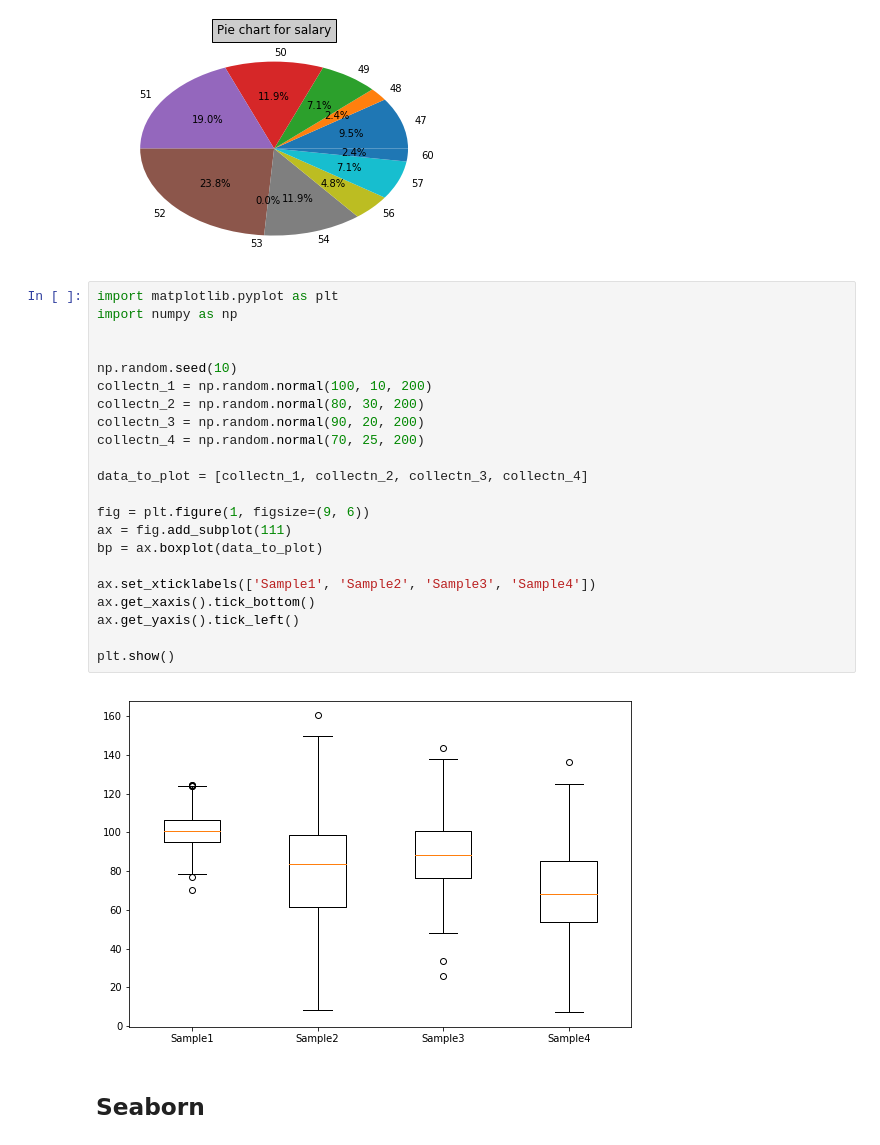
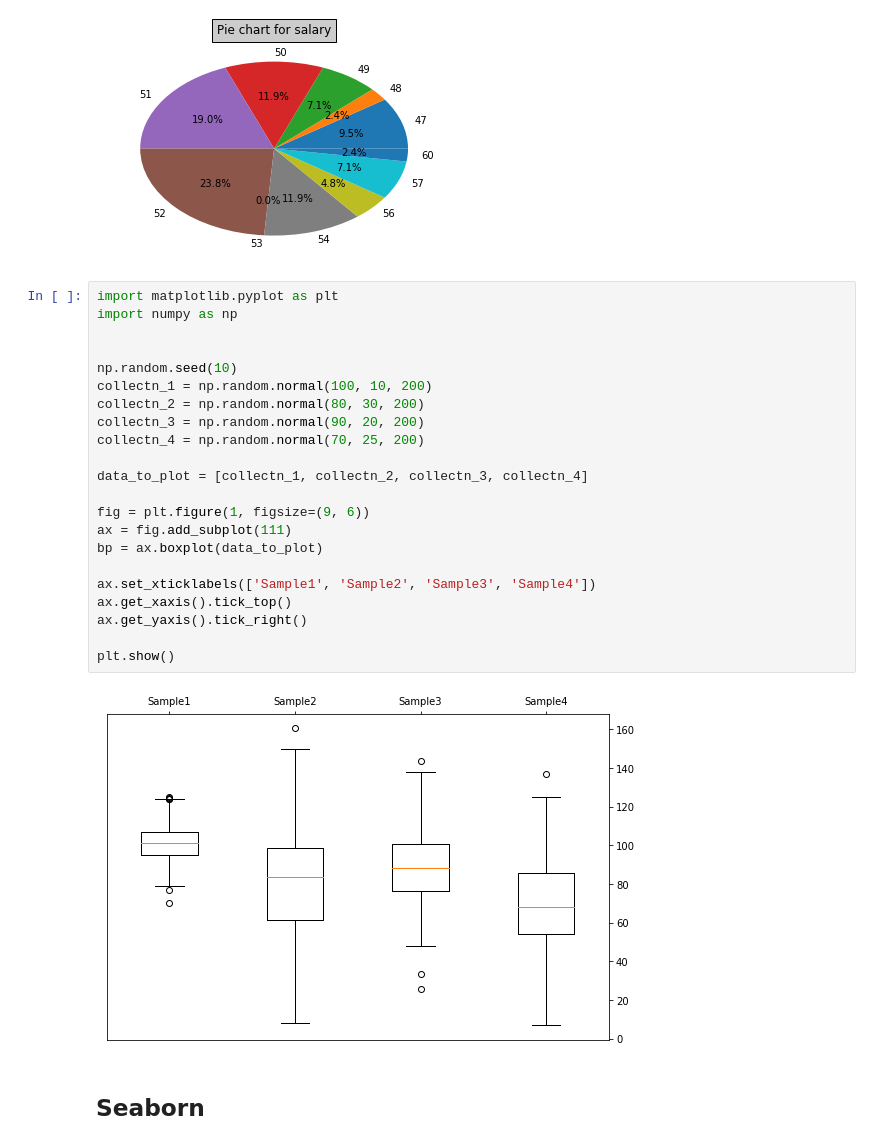
Before and after one commit to jc7qx/pylearning, a Jupyter notebook: matplotlib.ipynb, the cells around one changed output. Drawn from its saved outputs; the diff is of its cells as text.

```diff
--- a/matplotlib.ipynb
+++ b/matplotlib.ipynb
@@ -267,27 +269,27 @@ plt.pie(frepie, labels=labels, autopct='%1.1f%%')
 # %%
 import matplotlib.pyplot as plt
 import numpy as np
 
 
 np.random.seed(10)
 collectn_1 = np.random.normal(100, 10, 200)
 collectn_2 = np.random.normal(80, 30, 200)
 collectn_3 = np.random.normal(90, 20, 200)
 collectn_4 = np.random.normal(70, 25, 200)
 
 data_to_plot = [collectn_1, collectn_2, collectn_3, collectn_4]
 
 fig = plt.figure(1, figsize=(9, 6))
 ax = fig.add_subplot(111)
 bp = ax.boxplot(data_to_plot)
 
 ax.set_xticklabels(['Sample1', 'Sample2', 'Sample3', 'Sample4'])
-ax.get_xaxis().tick_bottom()
-ax.get_yaxis().tick_left()
+ax.get_xaxis().tick_top()
+ax.get_yaxis().tick_right()
 
 plt.show()
 # %% [output]
-[figure, old version]
+[figure, new version]
 # %% [markdown]
 ## Seaborn
 # %%
```
Also changed, not shown: parts of 15 cells of this notebook, 11 other files.
